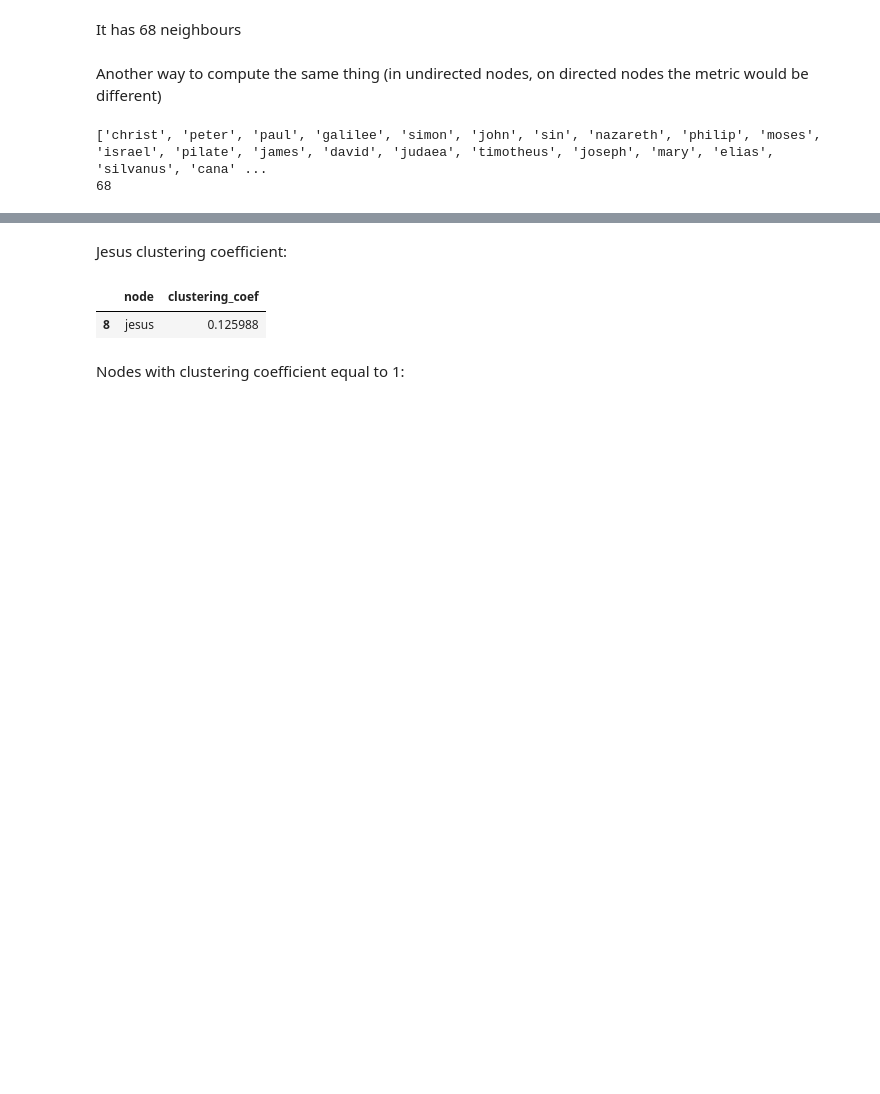
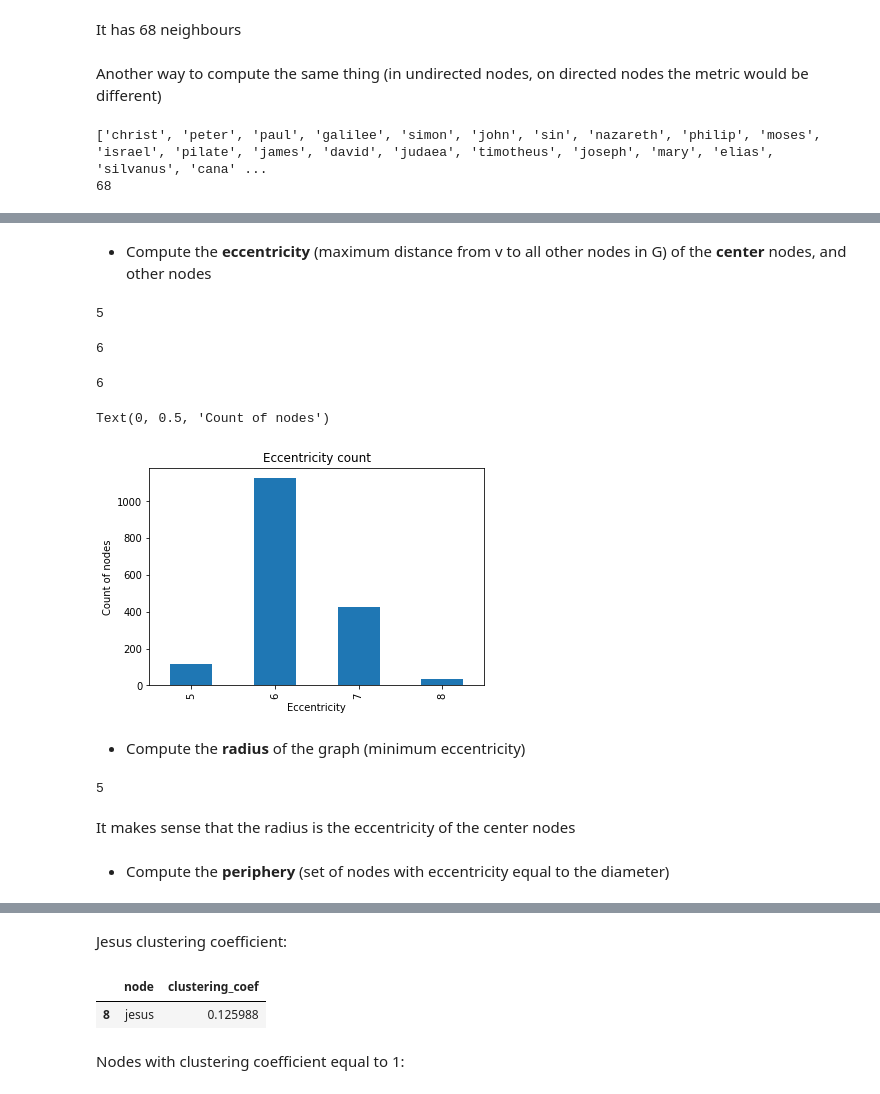
Before and after one commit to xavierlopeze/Bible_Names_Complex_Network_Analysis, a Jupyter notebook: Bible_names_analysis.ipynb, the cells around one changed output, grey strips where cells are left out. Cells and saved outputs as stored; diff of their text form; code cells hidden in the pictures; blank space fills up the shorter version.

```diff
--- a/Bible_names_analysis.ipynb
+++ b/Bible_names_analysis.ipynb
@@ -196,0 +346,38 @@ egonet = nx.ego_graph(G,"jesus")
+# %% [markdown]
+- Compute the **eccentricity** (maximum distance from v to all other nodes in G) of the **center** nodes, and other nodes
+# %%
+nx.eccentricity(Gc, c[1])
+# %% [output]
+5
+# %%
+nx.eccentricity(Gc,"jesus")
+# %% [output]
+6
+# %%
+nx.eccentricity(Gc,"christ")
+# %% [output]
+6
+# %%
+ec = nx.eccentricity(Gc)
+# %%
+df = pd.DataFrame()
+
+df["node"] = ec.keys()
+df["eccentricity"] = ec.values()
+ax = df["eccentricity"].value_counts().sort_index().plot(kind="bar", title = "Eccentricity count")
+ax.set_xlabel("Eccentricity")
+ax.set_ylabel("Count of nodes")
+# %% [output]
+Text(0, 0.5, 'Count of nodes')
+[figure, added]
+# %% [markdown]
+- Compute the **radius** of the graph (minimum eccentricity)
+# %%
+r = nx.radius(Gc)
+r
+# %% [output]
+5
+# %% [markdown]
+It makes sense that the radius is the eccentricity of the center nodes
+# %% [markdown]
+- Compute the **periphery** (set of nodes with eccentricity equal to the diameter)
```
Also changed, not shown: parts of 65 cells of this notebook, 1 other file.
